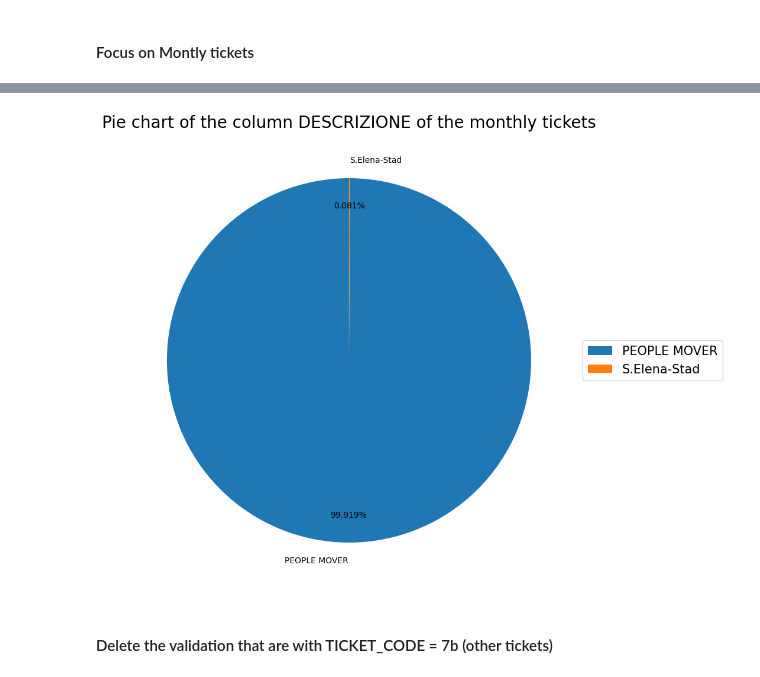
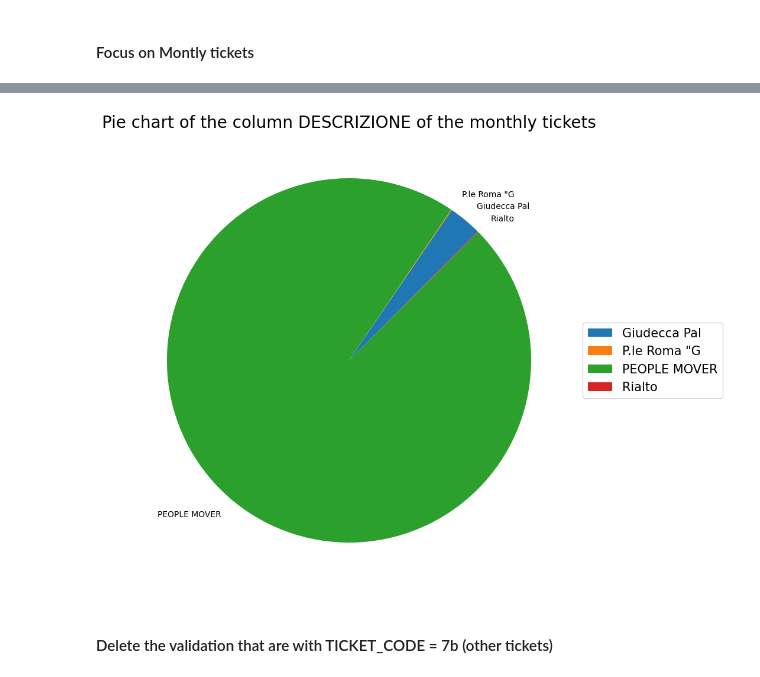
Before and after one commit to matteograzioso1/Tirocinio-Progetto-MASTER, a Jupyter notebook: Notebook 1.ipynb, the cells around one changed output, grey strips where cells are left out. Cells and saved outputs as stored; diff of their text form; code cells hidden in the pictures.

```diff
--- a/Notebook 1.ipynb
+++ b/Notebook 1.ipynb
@@ -414,7 +397,7 @@ Atvo Canova+Actv 72H rolling           1
 Name: DESCRIZIONE_TITOLO, dtype: int64
 # %%
 # Populate the column 'TICKET_CODE' with the code of the ticket profile according to the ticket type and the ticket validity
-df.loc[df['DESCRIZIONE_TITOLO'].str.contains('72'), 'TICKET_CODE'] = '3'
+df.loc[df['DESCRIZIONE_TITOLO'].str.contains('72') & ~df['DESCRIZIONE_TITOLO'].str.contains('75'), 'TICKET_CODE'] = '3'
 # %%
 # TICKET_CODE = 3: Information about three-day tickets
 print("The number of three-day tickets is: ", df[df['TICKET_CODE'] == '3'].shape[0])
@@ -487,7 +465,7 @@ DDGR1201-1297/2022 R. Unica            5
 Name: DESCRIZIONE_TITOLO, dtype: int64
 # %%
 # Populate the column 'TICKET_CODE' with the code of the ticket profile according to the ticket type and the ticket validity
-df.loc[df['DESCRIZIONE_TITOLO'].str.contains('settimanale|7|Weekly') & ~df['DESCRIZIONE_TITOLO'].str.contains('72|75|17|48h|57|tratt*|tr'), 'TICKET_CODE'] = '4'
+df.loc[df['DESCRIZIONE_TITOLO'].str.contains('settimanale|7|Weekly|weekly') & ~df['DESCRIZIONE_TITOLO'].str.contains('72|75|17|48h|57|tratt*|tr'), 'TICKET_CODE'] = '4'
 # %%
 # TICKET_CODE = 4: Information about weekly tickets
 print("The number of weekly tickets is: ", df[df['TICKET_CODE'] == '4'].shape[0])
@@ -541,7 +505,7 @@ Ev3-Tpl 30,50-C.Ve1,50              2
 Name: DESCRIZIONE_TITOLO, dtype: int64
 # %%
 # Populate the column 'TICKET_CODE' with the code of the ticket profile according to the ticket type and the ticket validity
-df.loc[df['DESCRIZIONE_TITOLO'].str.contains('abbonamento|mensile|30'), 'TICKET_CODE'] = '5'
+df.loc[df['DESCRIZIONE_TITOLO'].str.contains('abbonamento|mensile|MENSILE|30|mens|Mens|MENS|12 mesi'), 'TICKET_CODE'] = '5'
 # %%
 # TICKET_CODE = 5: Information about monthly tickets
 print("The number of monthly tickets is: ", df[df['TICKET_CODE'] == '5'].shape[0])
@@ -571,7 +535,7 @@ df[df['DESCRIZIONE_TITOLO'].str.contains('annuale|365|year|yearly')]['DESCRIZION
 Series([], Name: DESCRIZIONE_TITOLO, dtype: int64)
 # %%
 # Populate the column 'TICKET_CODE' with the code of the ticket profile according to the ticket type and the ticket validity
-df.loc[df['DESCRIZIONE_TITOLO'].str.contains('annuale|365|year|yearly'), 'TICKET_CODE'] = '6'
+df.loc[df['DESCRIZIONE_TITOLO'].str.contains('annuale|365|year|yearly|ann|Annuale|Ann|ANN'), 'TICKET_CODE'] = '6'
 # %%
 # TICKET_CODE = 6: Information about annual tickets
 print("The number of annual tickets is: ", df[df['TICKET_CODE'] == '6'].shape[0])
@@ -803,18 +755,18 @@ The descriptions of the stops (DESCRIZIONE) of the monthly tickets are: Index(['
 # %%
 # Plot a pie chart of the column 'DESCRIZIONE' of the monthly tickets
 fig, ax = plt.subplots(figsize=(20,10))
-df[df['TICKET_CODE'] == '5']['DESCRIZIONE'].value_counts().sort_index().plot.pie(autopct='%1.3f%%', startangle=90, pctdistance=0.85, labeldistance=1.1)
+df[df['TICKET_CODE'] == '5']['DESCRIZIONE'].value_counts().sort_index().plot.pie(startangle=45)
 
 # Add the name of the ticket profile on the pie chart
 plt.legend(labels=df[df['TICKET_CODE'] == '5']['DESCRIZIONE'].value_counts().sort_index().index, loc='center left', bbox_to_anchor=(1, 0, 0.5, 1), fontsize=15)
 
 plt.title('Pie chart of the column DESCRIZIONE of the monthly tickets', fontsize=20)
 plt.ylabel('')
 
 fig.patch.set_facecolor('white')
 plt.show()
 # %% [output]
-[figure, old version]
+[figure, new version]
 # %% [markdown]
 #### Delete the validation that are with TICKET_CODE = 7b (other tickets)
 # %%
```
Also changed, not shown: parts of 53 cells of this notebook.
